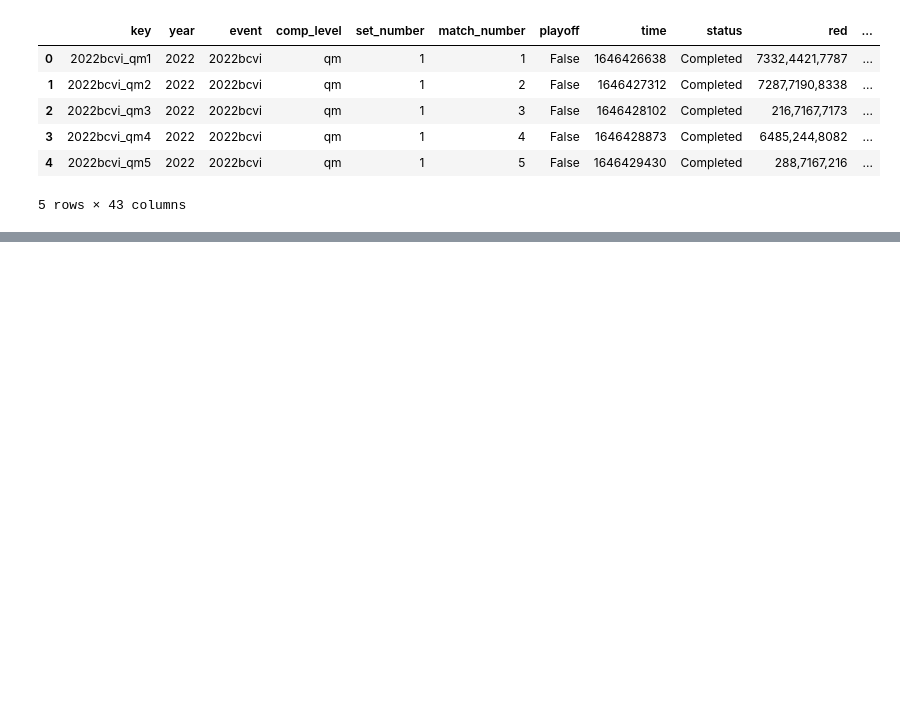
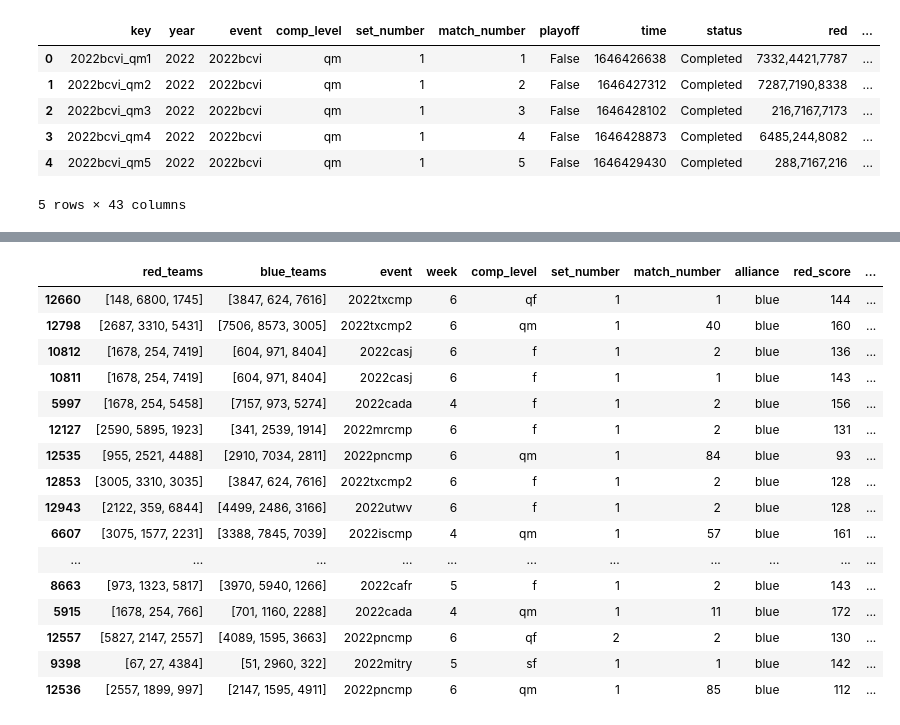
Before and after one commit to avgupta456/statbotics-scripts, a Jupyter notebook: 2022/100 Point Matches.ipynb, the cells around one changed output, grey strips where cells are left out. Drawn from its saved outputs; the diff is of its cells as text; code cells hidden in the pictures; blank space fills up the shorter version.

```diff
--- a/2022/100 Point Matches.ipynb
+++ b/2022/100 Point Matches.ipynb
@@ -161,0 +273,27 @@ sorted([x for x in dict(Counter(teams)).items() if x[1] > 4], key=lambda x:-x[1]
+# %%
+out = []
+for _, m in matches_df.iterrows():
+    try:
+        out.append({
+            "red_teams": [int(x) for x in m["red"].split(",")],
+            "blue_teams": [int(x) for x in m["blue"].split(",")],
+            "event": m.event,
+            "week": m.week,
+            "comp_level": m.comp_level,
+            "set_number": m.set_number,
+            "match_number": m.match_number,
+            "alliance": alliance,
+            "red_score": int(m["red_no_fouls"]),
+            "red_cargo_rp": bool(m["red_rp_1"]),
+            "red_hanger_rp": bool(m["red_rp_2"]),
+            "blue_score": int(m["blue_no_fouls"]),
+            "blue_cargo_rp": bool(m["blue_rp_1"]),
+            "blue_hanger_rp": bool(m["blue_rp_2"]),
+            "score_diff": int(m["red_no_fouls"]) - int(m["blue_no_fouls"]),
+            "score_sum": int(m["red_no_fouls"]) + int(m["blue_no_fouls"]),
+            "score_min": min(int(m["red_no_fouls"]), int(m["blue_no_fouls"]))
+        })
+    except Exception:
+        pass
+
+all_matches_both_df = pd.DataFrame(out)
@@ -161,0 +302,20 @@ sorted([x for x in dict(Counter(teams)).items() if x[1] > 4], key=lambda x:-x[1]
+# %%
+display(all_matches_both_df.sort_values(by=["score_sum"], ascending=False).head(20))
+# %% [output]
+|  | red_teams | blue_teams | event | week | comp_level | set_number | match_number | alliance | red_score | ... |
+| 12660 | [148, 6800, 1745] | [3847, 624, 7616] | 2022txcmp | 6 | qf | 1 | 1 | blue | 144 | ... |
+| 12798 | [2687, 3310, 5431] | [7506, 8573, 3005] | 2022txcmp2 | 6 | qm | 1 | 40 | blue | 160 | ... |
+| 10812 | [1678, 254, 7419] | [604, 971, 8404] | 2022casj | 6 | f | 1 | 2 | blue | 136 | ... |
+| 10811 | [1678, 254, 7419] | [604, 971, 8404] | 2022casj | 6 | f | 1 | 1 | blue | 143 | ... |
+| 5997 | [1678, 254, 5458] | [7157, 973, 5274] | 2022cada | 4 | f | 1 | 2 | blue | 156 | ... |
+| 12127 | [2590, 5895, 1923] | [341, 2539, 1914] | 2022mrcmp | 6 | f | 1 | 2 | blue | 131 | ... |
+| 12535 | [955, 2521, 4488] | [2910, 7034, 2811] | 2022pncmp | 6 | qm | 1 | 84 | blue | 93 | ... |
+| 12853 | [3005, 3310, 3035] | [3847, 624, 7616] | 2022txcmp2 | 6 | f | 1 | 2 | blue | 128 | ... |
+| 12943 | [2122, 359, 6844] | [4499, 2486, 3166] | 2022utwv | 6 | f | 1 | 2 | blue | 128 | ... |
+| 6607 | [3075, 1577, 2231] | [3388, 7845, 7039] | 2022iscmp | 4 | qm | 1 | 57 | blue | 161 | ... |
+| ... | ... | ... | ... | ... | ... | ... | ... | ... | ... | ... |
+| 8663 | [973, 1323, 5817] | [3970, 5940, 1266] | 2022cafr | 5 | f | 1 | 2 | blue | 143 | ... |
+| 5915 | [1678, 254, 766] | [701, 1160, 2288] | 2022cada | 4 | qm | 1 | 11 | blue | 172 | ... |
+| 12557 | [5827, 2147, 2557] | [4089, 1595, 3663] | 2022pncmp | 6 | qf | 2 | 2 | blue | 130 | ... |
+| 9398 | [67, 27, 4384] | [51, 2960, 322] | 2022mitry | 5 | sf | 1 | 1 | blue | 142 | ... |
+| 12536 | [2557, 1899, 997] | [2147, 1595, 4911] | 2022pncmp | 6 | qm | 1 | 85 | blue | 112 | ... |
```
Also changed, not shown: parts of 10 cells of this notebook, 23 other files.
